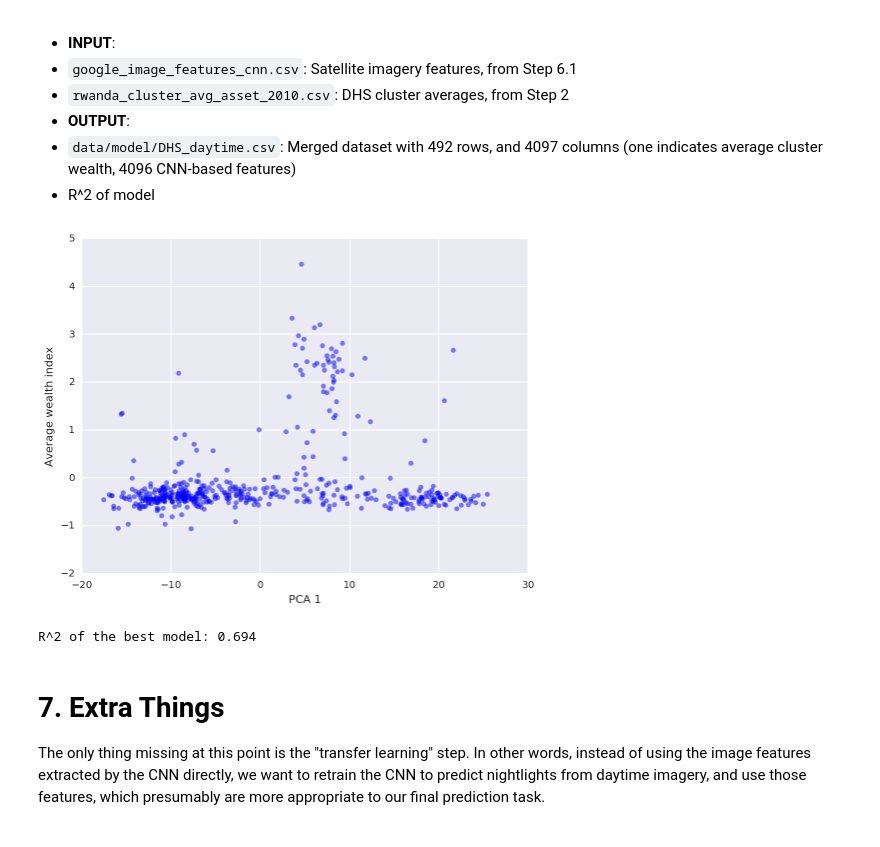
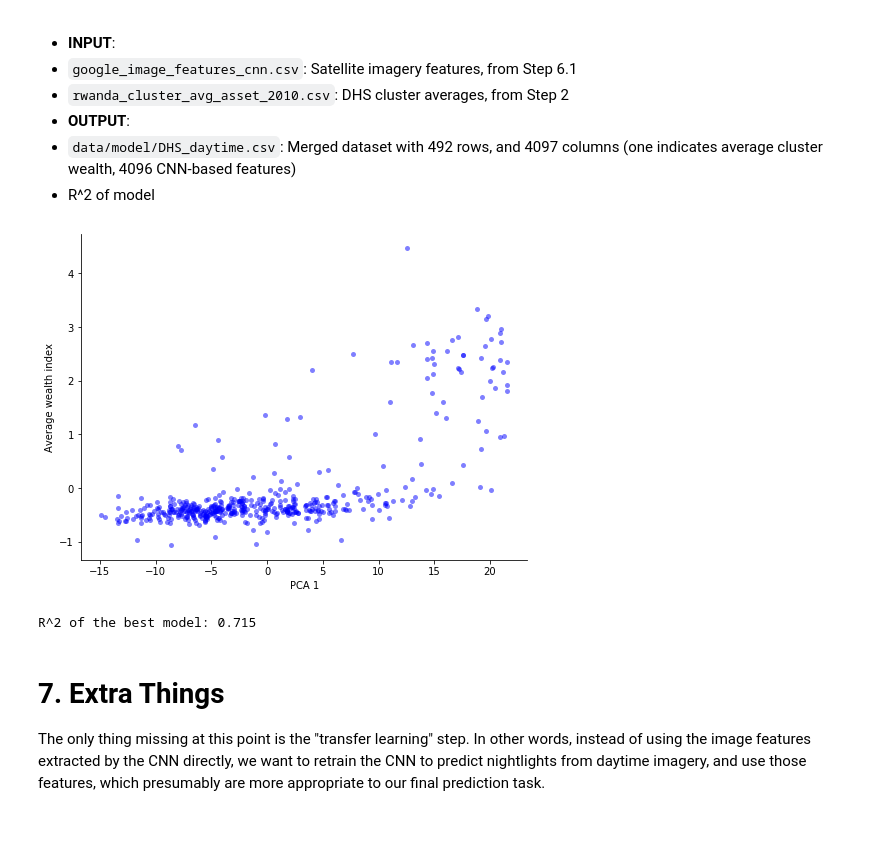
Before and after one commit to dev-harsha/SatellteImageryAnalysis, a Jupyter notebook: demo.ipynb, the cells around one changed output. Saved outputs shown, nothing was run; the diff lists cells and outputs as text; code cells hidden in the pictures.

```diff
--- a/demo.ipynb
+++ b/demo.ipynb
@@ -667,25 +667,30 @@ KeyboardInterrupt:
  - R^2 of model
 # %%
 from sklearn.decomposition import PCA
+import numpy as np
+import matplotlib.pyplot as plt
 
-data_all = np.loadtxt('intermediate_files/google_image_features_cnn.csv')
+data_all = np.loadtxt('C:/Users/hnama/Jupyter/intermediate_files/google_image_features_cnn.csv', delimiter = ",")
 x = data_all[:, :-1]
 y = data_all[:, -1]
 pca = PCA(n_components=1)
 pca.fit(x)
 proj = pca.transform(x)
 
 fig, ax = plt.subplots(figsize=(8,6))
 ax.plot(proj[:,0], y, 'o', c='blue', markersize=5, markeredgecolor='none', alpha=0.5)
 plt.xlabel('PCA 1')
 plt.ylabel('Average wealth index')
 ax.spines['right'].set_visible(False)
 ax.spines['top'].set_visible(False)
 ax.yaxis.set_ticks_position('left')
 ax.xaxis.set_ticks_position('bottom')
 # %% [output]
-[figure, old version]
+[figure, new version]
 # %%
+from sklearn.model_selection import KFold
+from sklearn.linear_model import Ridge
+
 alphas_list = np.logspace(-1, 5, 7)
 final = []
 for alpha in alphas_list:
@@ -709,9 +714,10 @@ for alpha in alphas_list:
         scores.append(s)
     final.append(np.mean(scores))
 
-print 'R^2 of the best model: {:.3f}'.format(np.max(final))
+print('R^2 of the best model: {:.3f}'.format(np.max(final)))
+# R^2 of the best model: 0.694
 # %% [output]
-R^2 of the best model: 0.694
+R^2 of the best model: 0.715
 # %% [markdown]
 # 7. Extra Things
 
```
Also changed, not shown: parts of 4 cells of this notebook, 1 other file.
